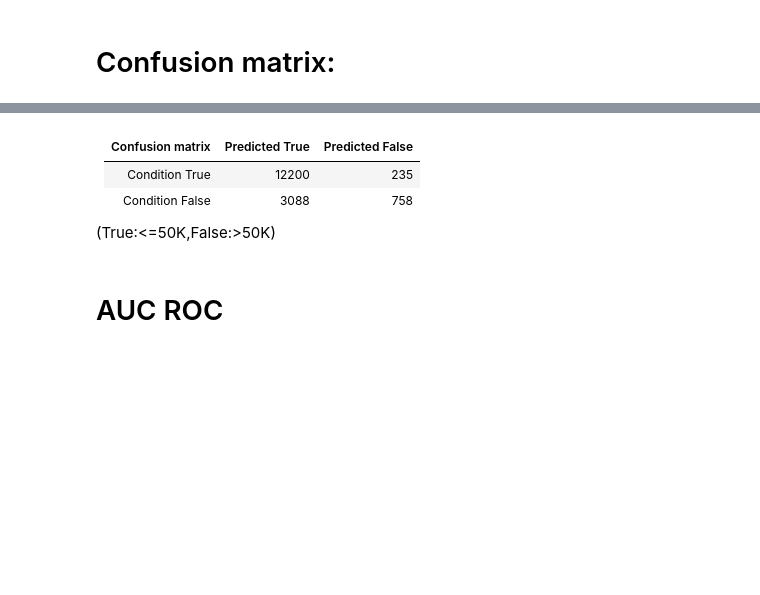
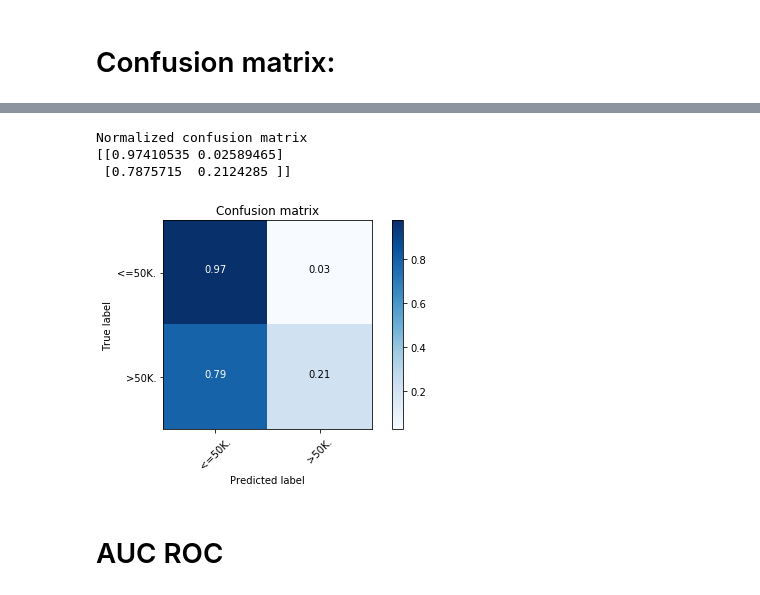
Before and after one commit to Barcavin/aunalytics, a Jupyter notebook: sklearn_nn.ipynb, the cells around one changed output, grey strips where cells are left out. Cells and saved outputs as stored; diff of their text form; code cells hidden in the pictures; blank space fills up the shorter version.

```diff
--- a/sklearn_nn.ipynb
+++ b/sklearn_nn.ipynb
@@ -70,10 +77,11 @@ print(confusion_matrix(y_test,p))
-# %% [markdown]
-|Confusion matrix| Predicted True| Predicted False|
-|---------|-------|------|
-|Condition True|12200 |235|
-|Condition False|3088 | 758|
-
-(True:<=50K,False:>50K)
+# %%
+plot_confusion_matrix(confusion_matrix(complete_data.loc["test"]["class_ >50K"],p),
+                     classes = np.array(["<=50K.",">50K."]),normalize=True)
+# %% [output]
+Normalized confusion matrix
+[[0.97410535 0.02589465]
+ [0.7875715  0.2124285 ]]
+[figure, added]
 # %% [markdown]
 # AUC ROC
 # %%
```
Also changed, not shown: parts of 8 cells of this notebook, 4 other files.
